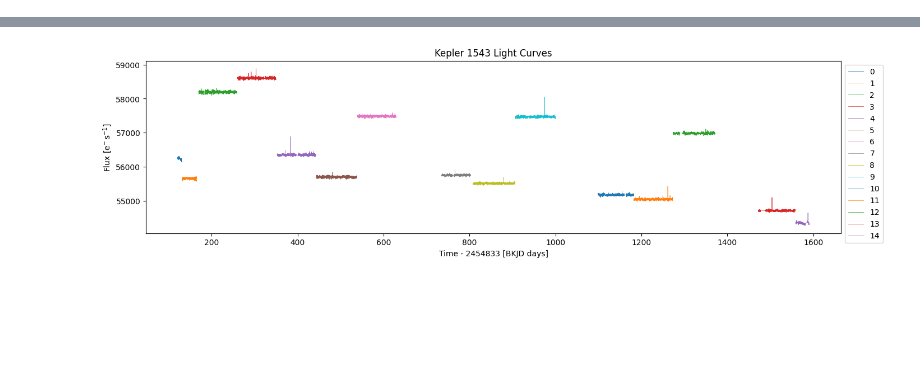
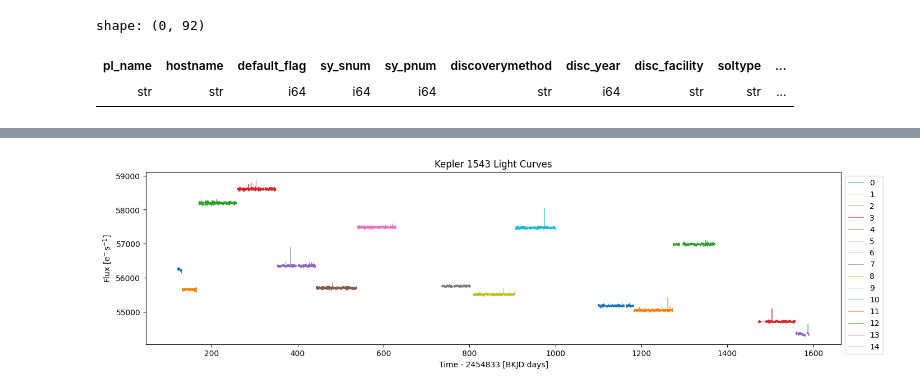
Before and after one commit to charliedavenport/exoplanet-hunting-ml, a Jupyter notebook: kepler-data-exploration.ipynb, the cells around one changed output, grey strips where cells are left out. Cells and saved outputs as stored; diff of their text form; code cells hidden in the pictures; blank space fills up the shorter version.

```diff
--- a/kepler-data-exploration.ipynb
+++ b/kepler-data-exploration.ipynb
@@ -25,6 +25,12 @@ shape: (2_770, 92)
 | "Kepler-999 b" | "Kepler-999" | 1 | 1 | 1 | "Transit" | 2016 | "Kepler" | "Published Confirmed" | ... |
 | "PH1 b" | "PH1" | 1 | 4 | 1 | "Transit" | 2012 | "Kepler" | "Published Confirmed" | ... |
 | "PH2 b" | "PH2" | 1 | 1 | 1 | "Transit" | 2013 | "Kepler" | "Published Confirmed" | ... |
+# %%
+kepler_planets.filter(pl.col("hostname") == "KOI-227").collect()
+# %% [output]
+shape: (0, 92)
+| pl_name | hostname | default_flag | sy_snum | sy_pnum | discoverymethod | disc_year | disc_facility | soltype | ... |
+| str | str | i64 | i64 | i64 | str | i64 | str | str | ... |
 # %%
 kepler_planet_hostnames = (
     pl.scan_csv("kepler-data/kepler-planets.csv")
```
Also changed, not shown: parts of 4 cells of this notebook, 3 other files.
